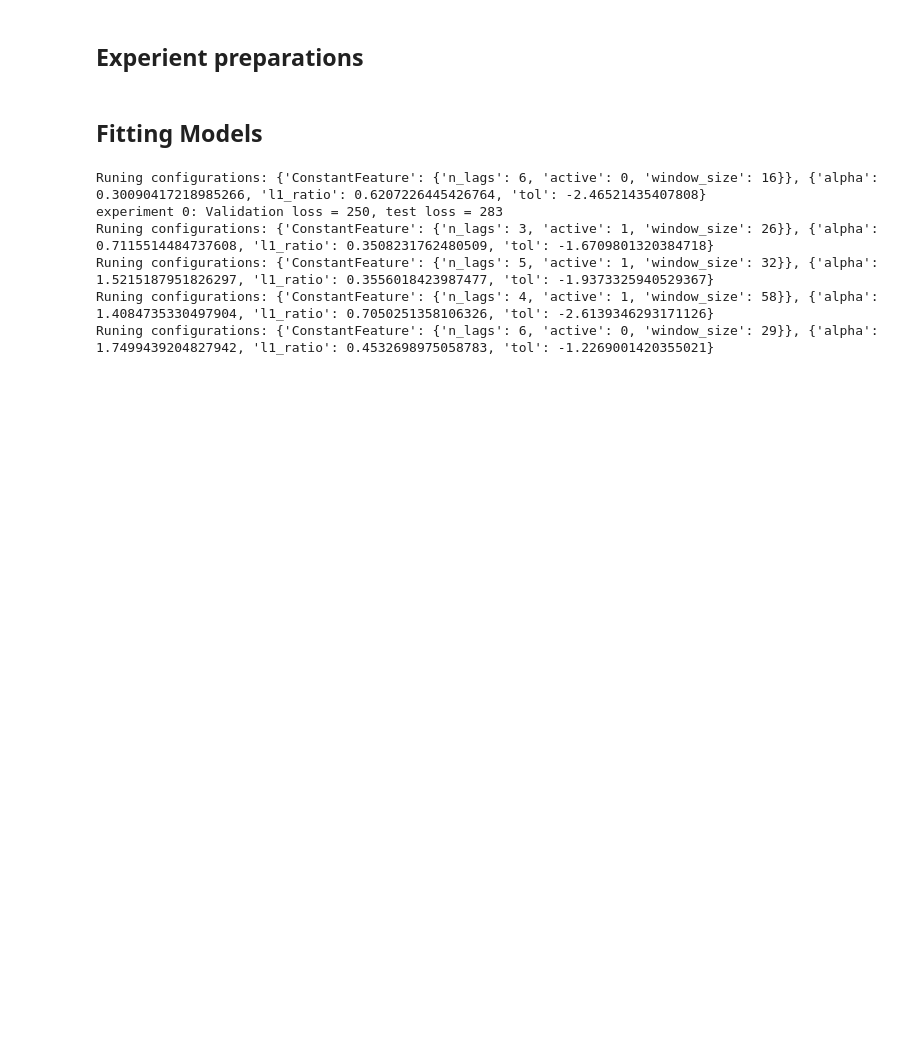
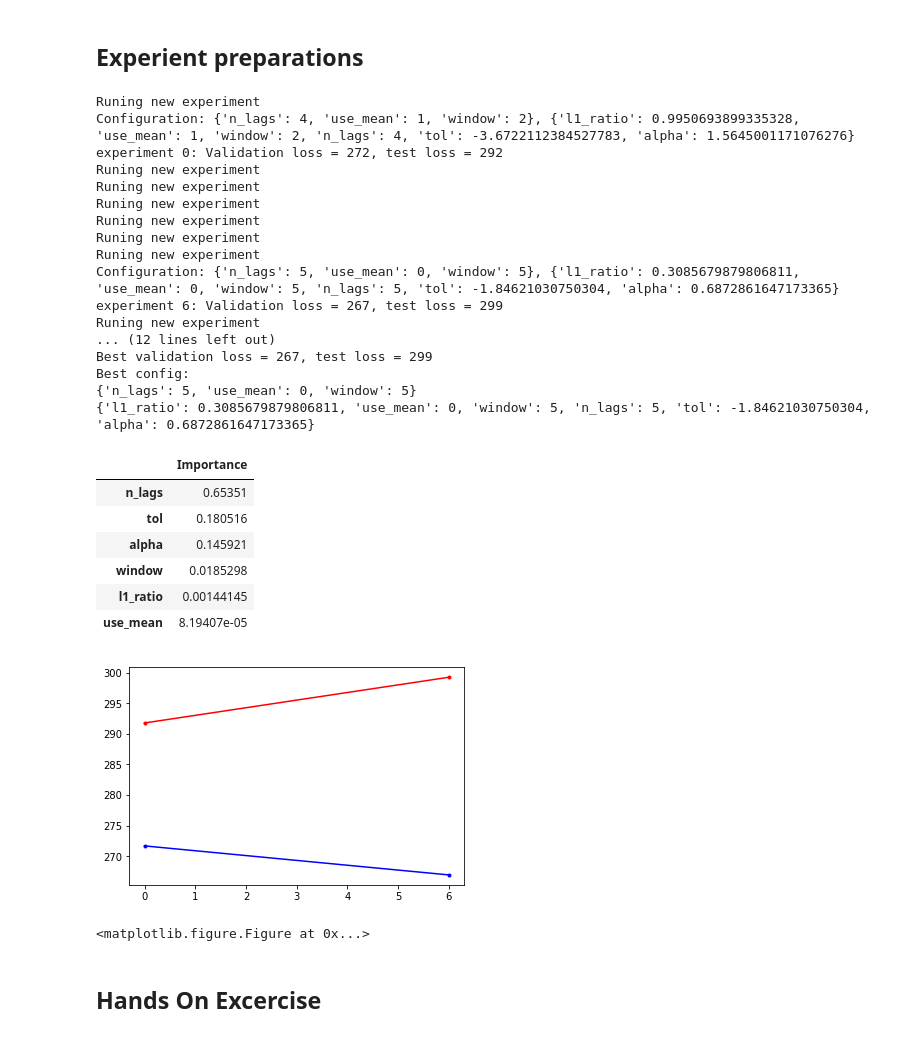
Before and after one commit to Daniel8hen/firefly-tutorials, a Jupyter notebook: meetup_automl_timeseries/HandsOn.ipynb, the cells around one changed output. Saved outputs shown, nothing was run; the diff lists cells and outputs as text; code cells hidden in the pictures; blank space fills up the shorter version.

```diff
--- a/meetup_automl_timeseries/HandsOn.ipynb
+++ b/meetup_automl_timeseries/HandsOn.ipynb
@@ -156,0 +155,19 @@ class ElasticNetWrapper(EstimatorBase):
+# %%
+def evaluate(X, y, estimator: EstimatorBase, validation_size=100, test_size=100):
+
+
+    Xtrain = X[:-validation_size - test_size]
+    Ytrain = y[:-validation_size - test_size]
+    Xval = X[-validation_size - test_size:-test_size]
+    Yval = y[-validation_size - test_size:-test_size]
+    Xtest = X[-test_size:]
+    Ytest = y[-test_size:]
+
+    estimator.fit(Xtrain, Ytrain)
+
+    test_predictions = estimator.predict(Xtest)
+    val_predictions = estimator.predict(Xval)
+
+    test_loss = mean_absolute_error(y_true=Ytest, y_pred=test_predictions)
+    val_loss = mean_absolute_error(y_true=Yval, y_pred=val_predictions)
+    return val_loss, test_loss
@@ -305,13 +363,35 @@ def create_multivariate_data(window = 48, n_lags = 24):
-# %% [markdown]
-## Fitting Models
-# %%
-run_experiments(n_experiments=100,
-                    estimator_wrapper=ElasticNetWrapper,
-                    preproc_config_space=ConfigSpace([ConstantFeature]))
-# %% [output]
-Runing configurations: {'ConstantFeature': {'n_lags': 6, 'active': 0, 'window_size': 16}}, {'alpha': 0.30090417218985266, 'l1_ratio': 0.6207226445426764, 'tol': -2.46521435407808}
-experiment 0: Validation loss = 250, test loss = 283
-Runing configurations: {'ConstantFeature': {'n_lags': 3, 'active': 1, 'window_size': 26}}, {'alpha': 0.7115514484737608, 'l1_ratio': 0.3508231762480509, 'tol': -1.6709801320384718}
-Runing configurations: {'ConstantFeature': {'n_lags': 5, 'active': 1, 'window_size': 32}}, {'alpha': 1.5215187951826297, 'l1_ratio': 0.3556018423987477, 'tol': -1.9373325940529367}
-Runing configurations: {'ConstantFeature': {'n_lags': 4, 'active': 1, 'window_size': 58}}, {'alpha': 1.4084735330497904, 'l1_ratio': 0.7050251358106326, 'tol': -2.6139346293171126}
-Runing configurations: {'ConstantFeature': {'n_lags': 6, 'active': 0, 'window_size': 29}}, {'alpha': 1.7499439204827942, 'l1_ratio': 0.4532698975058783, 'tol': -1.2269001420355021}
+# %%
+
+
+run_experiments(T=t, Y=y, n_experiments=20,
+                    estimator_wrapper=ElasticNetWrapper,
+                    features_cls=TimeseriesFeatures)
+# %% [output]
+Runing new experiment
+Configuration: {'n_lags': 4, 'use_mean': 1, 'window': 2}, {'l1_ratio': 0.9950693899335328, 'use_mean': 1, 'window': 2, 'n_lags': 4, 'tol': -3.6722112384527783, 'alpha': 1.5645001171076276}
+experiment 0: Validation loss = 272, test loss = 292
+Runing new experiment
+Runing new experiment
+Runing new experiment
+Runing new experiment
+Runing new experiment
+Runing new experiment
+Configuration: {'n_lags': 5, 'use_mean': 0, 'window': 5}, {'l1_ratio': 0.3085679879806811, 'use_mean': 0, 'window': 5, 'n_lags': 5, 'tol': -1.84621030750304, 'alpha': 0.6872861647173365}
+experiment 6: Validation loss = 267, test loss = 299
+Runing new experiment
+... (12 lines left out)
+Best validation loss = 267, test loss = 299
+Best config:
+{'n_lags': 5, 'use_mean': 0, 'window': 5}
+{'l1_ratio': 0.3085679879806811, 'use_mean': 0, 'window': 5, 'n_lags': 5, 'tol': -1.84621030750304, 'alpha': 0.6872861647173365}
+|  | Importance |
+| n_lags | 0.65351 |
+| tol | 0.180516 |
+| alpha | 0.145921 |
+| window | 0.0185298 |
+| l1_ratio | 0.00144145 |
+| use_mean | 8.19407e-05 |
+[figure, added]
+<matplotlib.figure.Figure at 0x...>
+# %% [markdown]
+## Hands On Excercise
```
Also changed, not shown: parts of 13 cells of this notebook.
